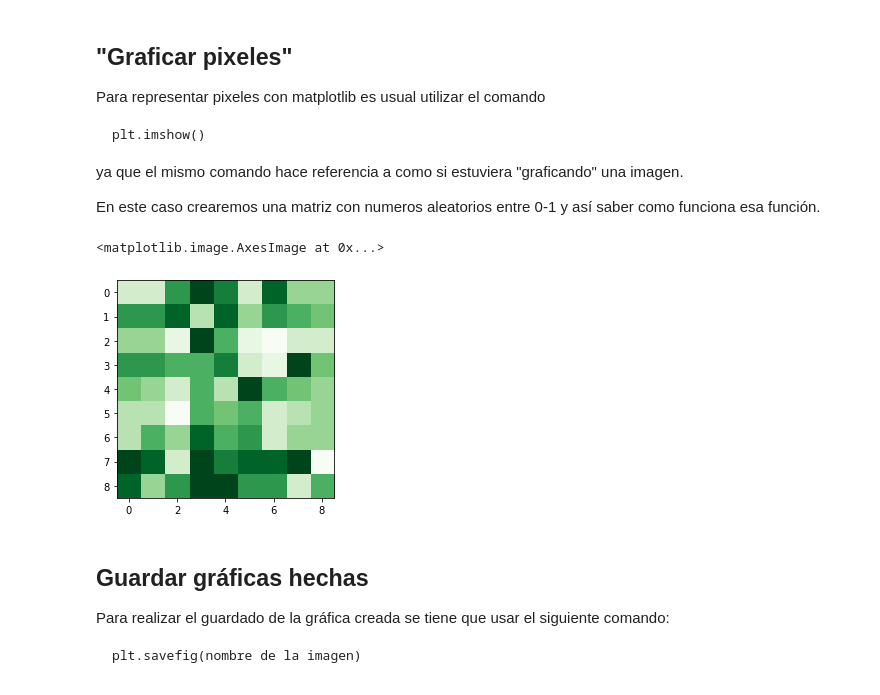
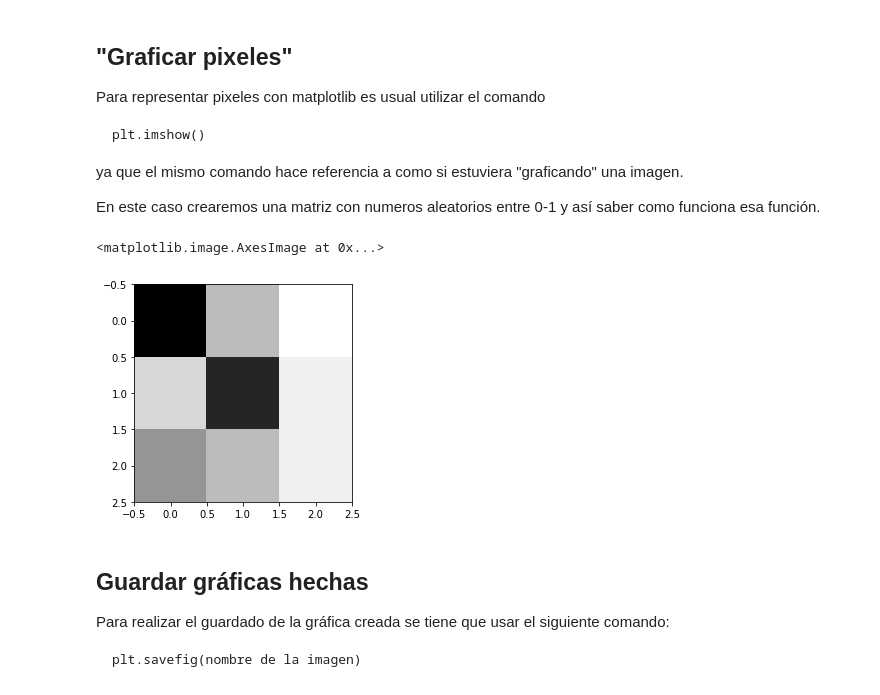
Before and after one commit to giovannilopez9808/Taller_python_ene2021, a Jupyter notebook: Sesiones/matplotlib.ipynb, the cells around one changed output. Saved outputs shown, nothing was run; the diff lists cells and outputs as text; code cells hidden in the pictures.

```diff
--- a/Sesiones/matplotlib.ipynb
+++ b/Sesiones/matplotlib.ipynb
@@ -237,12 +280,12 @@ ya que el mismo comando hace referencia a como si estuviera "graficando" una ima
 
 En este caso crearemos una matriz con numeros aleatorios entre 0-1 y así saber como funciona esa función.
 # %%
-matriz=np.random.random((9,9))
+matriz=np.random.random((3,3))
 matriz=np.round(matriz,1)
-plt.imshow(matriz,cmap="Greens")
+plt.imshow(matriz,cmap="Greys")
 # %% [output]
 <matplotlib.image.AxesImage at 0x...>
-[figure, old version]
+[figure, new version]
 # %% [markdown]
 ## Guardar gráficas hechas
 Para realizar el guardado de la gráfica creada se tiene que usar el siguiente comando:
```
Also changed, not shown: parts of 9 cells of this notebook, 6 other files.
